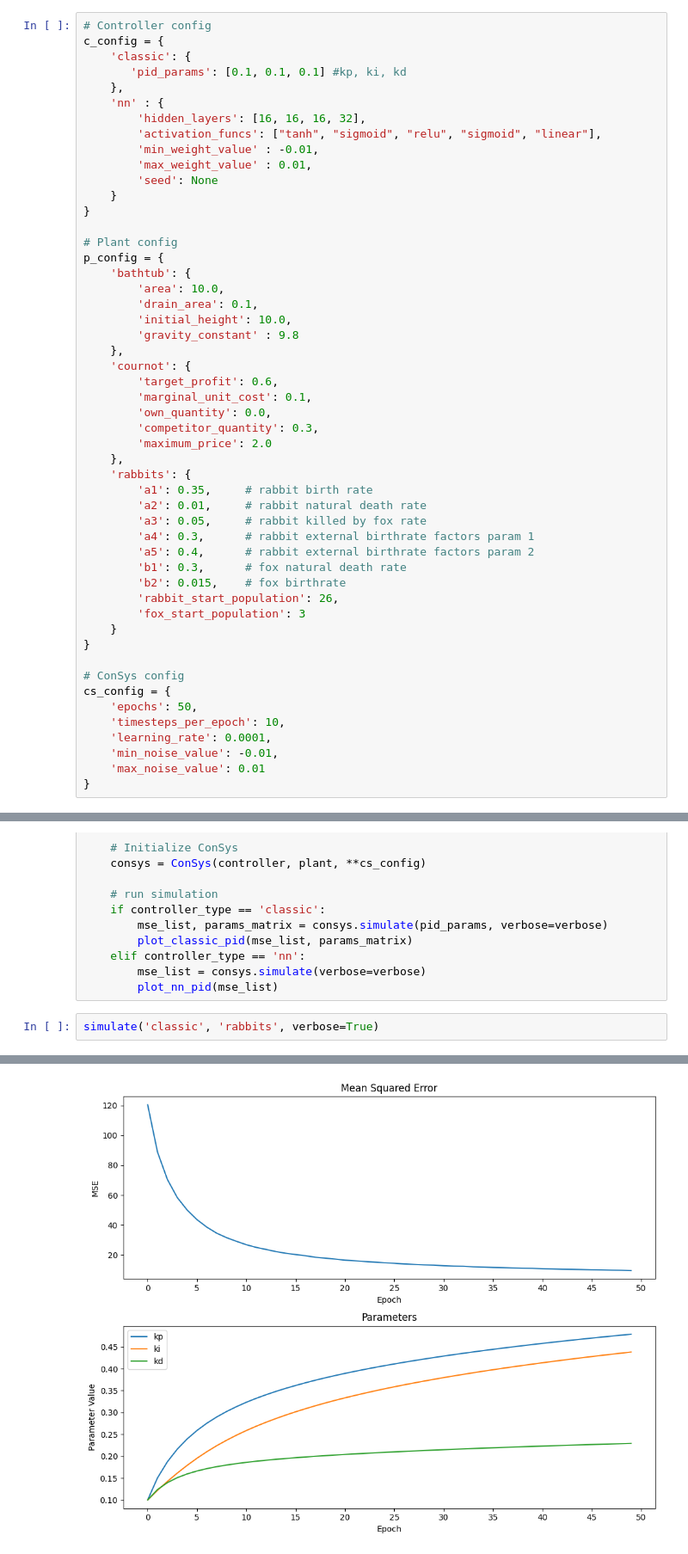
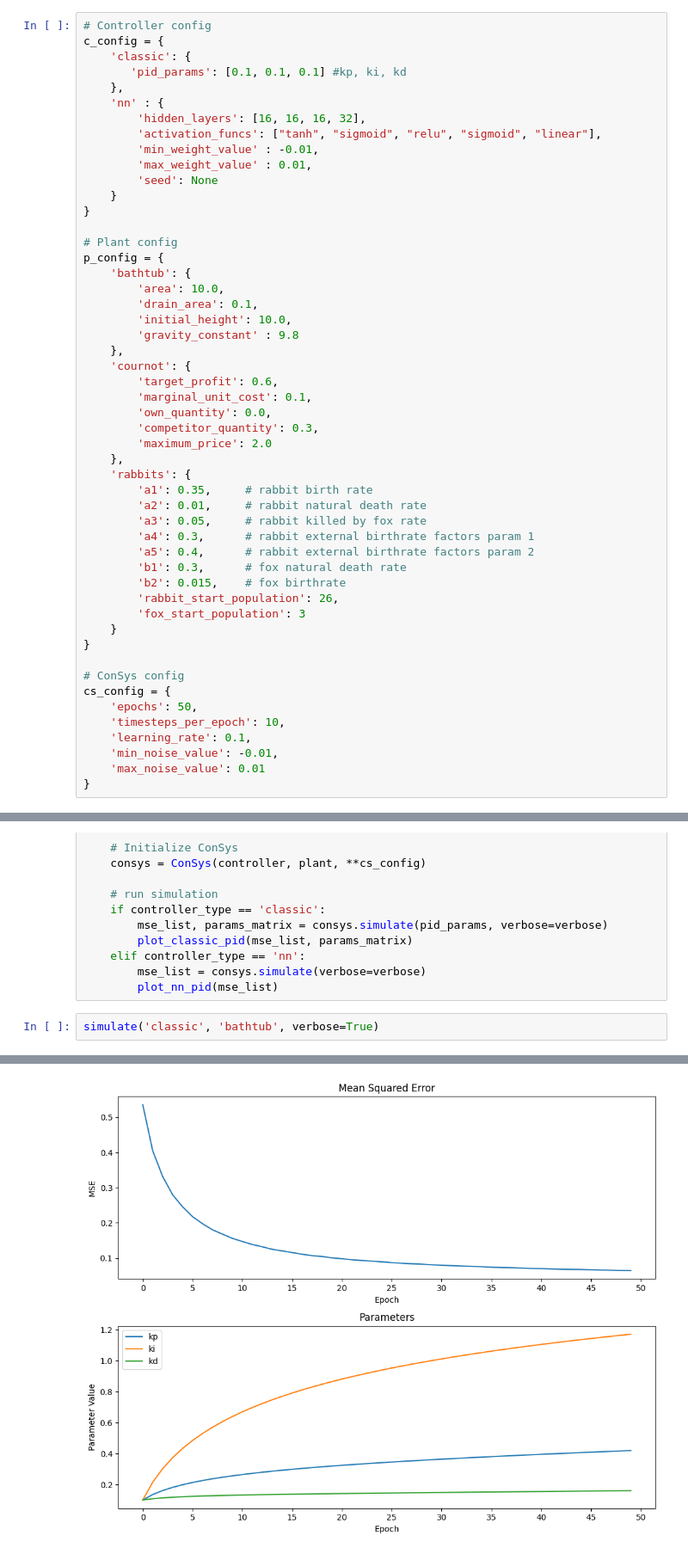
Before and after one commit to elibir/it3105-jax-project, a Jupyter notebook: notebooks/system.ipynb, the cells around one changed output, grey strips where cells are left out. Shown: that part at 86% size. Drawn from its saved outputs; the diff is of its cells as text.

```diff
--- a/notebooks/system.ipynb
+++ b/notebooks/system.ipynb
@@ -56,7 +56,7 @@ p_config = {
 cs_config = {
     'epochs': 50,
     'timesteps_per_epoch': 10,
-    'learning_rate': 0.0001,
+    'learning_rate': 0.1,
     'min_noise_value': -0.01,
     'max_noise_value': 0.01
 }
@@ -94,5 +94,5 @@ def simulate(controller_type, plant_type, verbose=False):
         mse_list = consys.simulate(verbose=verbose)
         plot_nn_pid(mse_list)
 # %%
-simulate('classic', 'rabbits', verbose=True)
+simulate('classic', 'bathtub', verbose=True)
 # %% [output]
@@ -116 +116 @@ Epoch 49  mse:  9.503257
-[figure, old version]
+[figure, new version]
```
Also changed, not shown: parts of 1 cell of this notebook.
